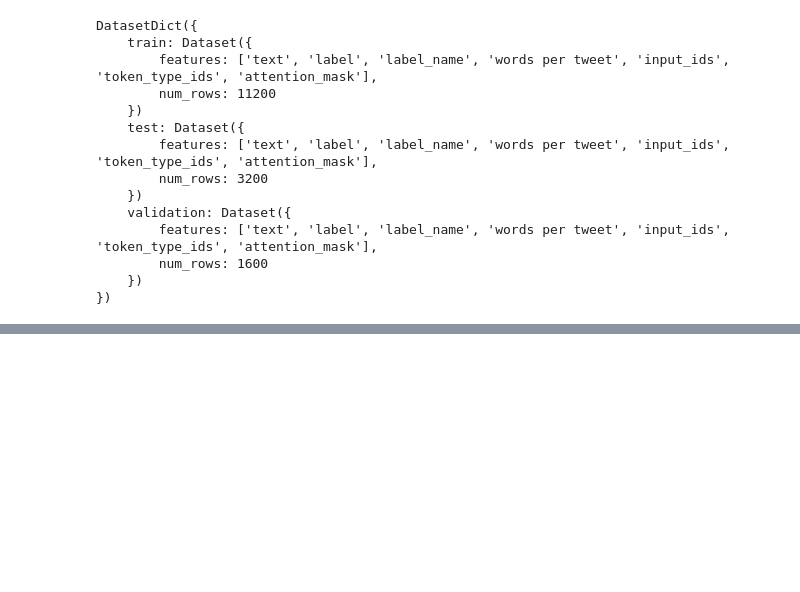
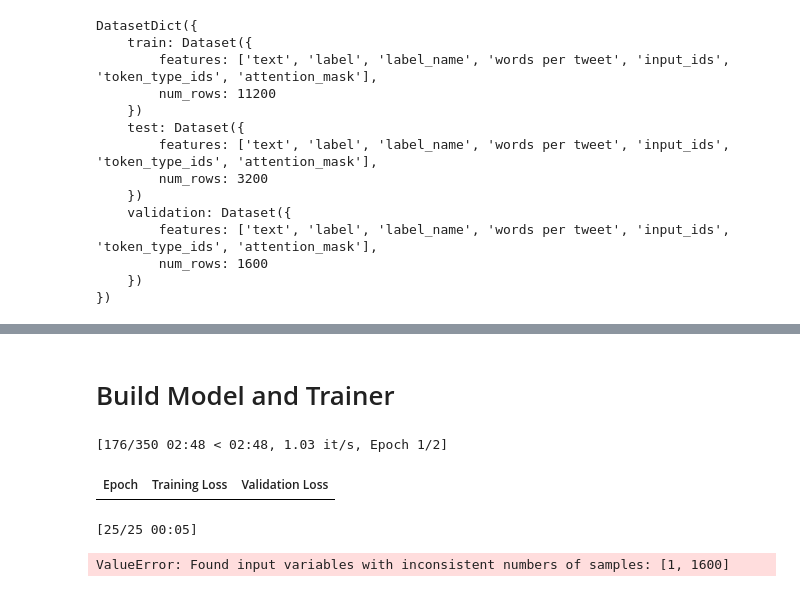
Before and after one commit to Zuhair0000/fine_tuning_course, a Jupyter notebook: fine_tuning_BERT_for_multi_class_sentiment_analysis.ipynb, the cells around one changed output, grey strips where cells are left out. Drawn from its saved outputs; the diff is of its cells as text; code cells hidden in the pictures; blank space fills up the shorter version.

```diff
--- a/fine_tuning_BERT_for_multi_class_sentiment_analysis.ipynb
+++ b/fine_tuning_BERT_for_multi_class_sentiment_analysis.ipynb
@@ -169,0 +244,15 @@ label2id, id2label
+# %%
+from transformers import TrainingArguments
+
+batch_size = 64
+training_dir = 'bert_base_train_dir'
+training_args = TrainingArguments(output_dir = training_dir,
+                                  # overwrite_output_dir = True,
+                                  num_train_epochs=2,
+                                  learning_rate=2e-5,
+                                  per_device_train_batch_size = batch_size,
+                                  per_device_eval_batch_size = batch_size,
+                                  weight_decay = 0.01,
+                                  eval_strategy = 'epoch',
+                                  disable_tqdm = False
+                                  )
@@ -169,0 +289,35 @@ label2id, id2label
+# %%
+from sklearn.metrics import accuracy_score, f1_score
+
+def compute_metrics(pred):
+  labels = pred.label_ids,
+  preds = pred.predictions.argmax(-1)
+
+  f1 = f1_score(labels, preds, average='weighted')
+  acc = accuracy_score(labels, preds)
+
+  return{
+      'accuracy': acc,
+      "f1": f1
+  }
+# %% [markdown]
+# Build Model and Trainer
+# %%
+from transformers import Trainer, DataCollatorWithPadding
+
+data_collator = DataCollatorWithPadding(tokenizer=tokenizer)
+
+trainer = Trainer(model=model,
+                  args=training_args,
+                  compute_metrics=compute_metrics,
+                  train_dataset=emotion_encoded['train'],
+                  eval_dataset=emotion_encoded['validation'],
+                  data_collator=data_collator
+                  )
+# %%
+trainer.train()
+# %% [output]
+[176/350 02:48 < 02:48, 1.03 it/s, Epoch 1/2]
+| Epoch | Training Loss | Validation Loss |
+[25/25 00:05]
+ValueError: Found input variables with inconsistent numbers of samples: [1, 1600]
```
Also changed, not shown: parts of 11 cells of this notebook.
